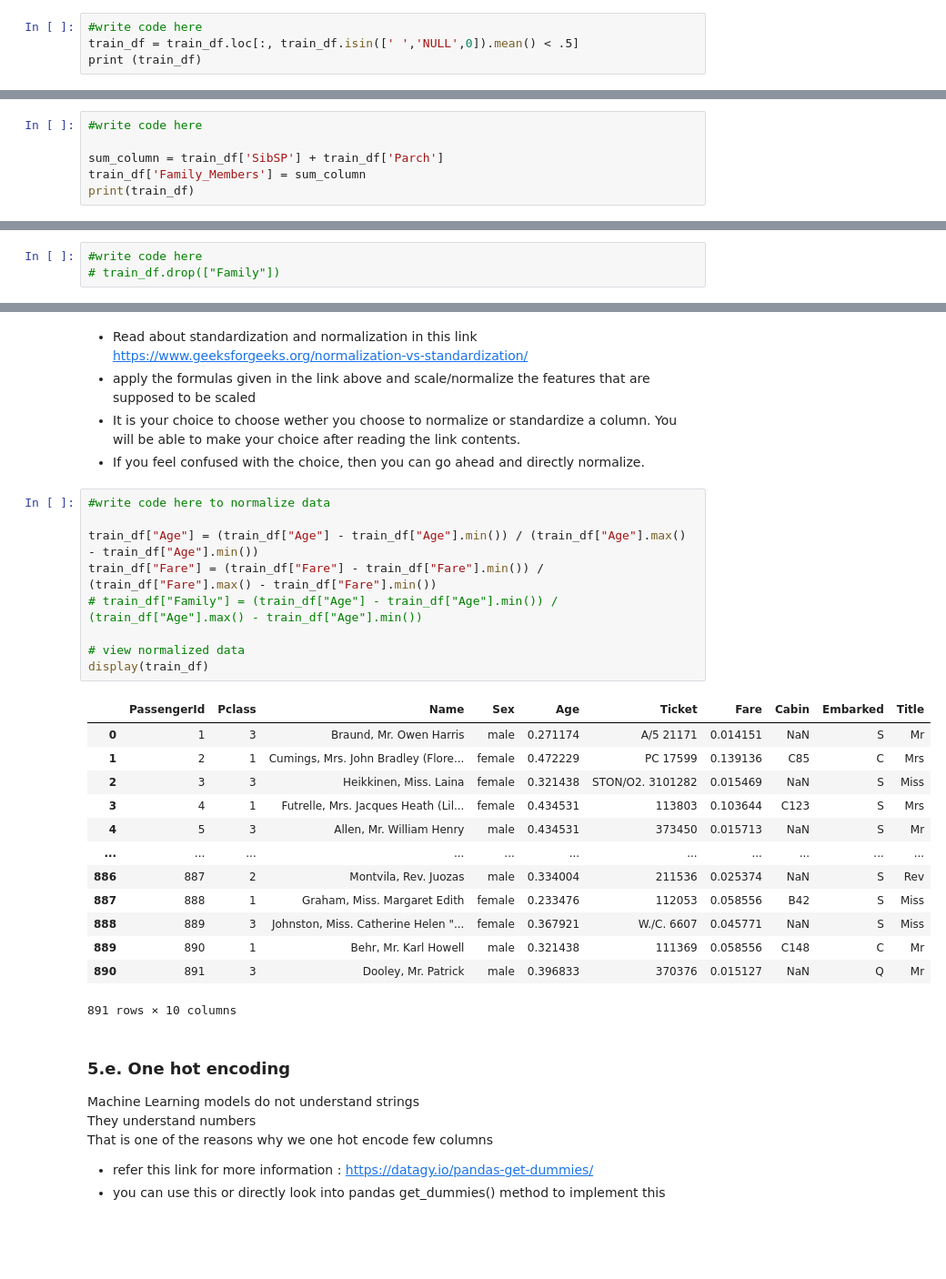
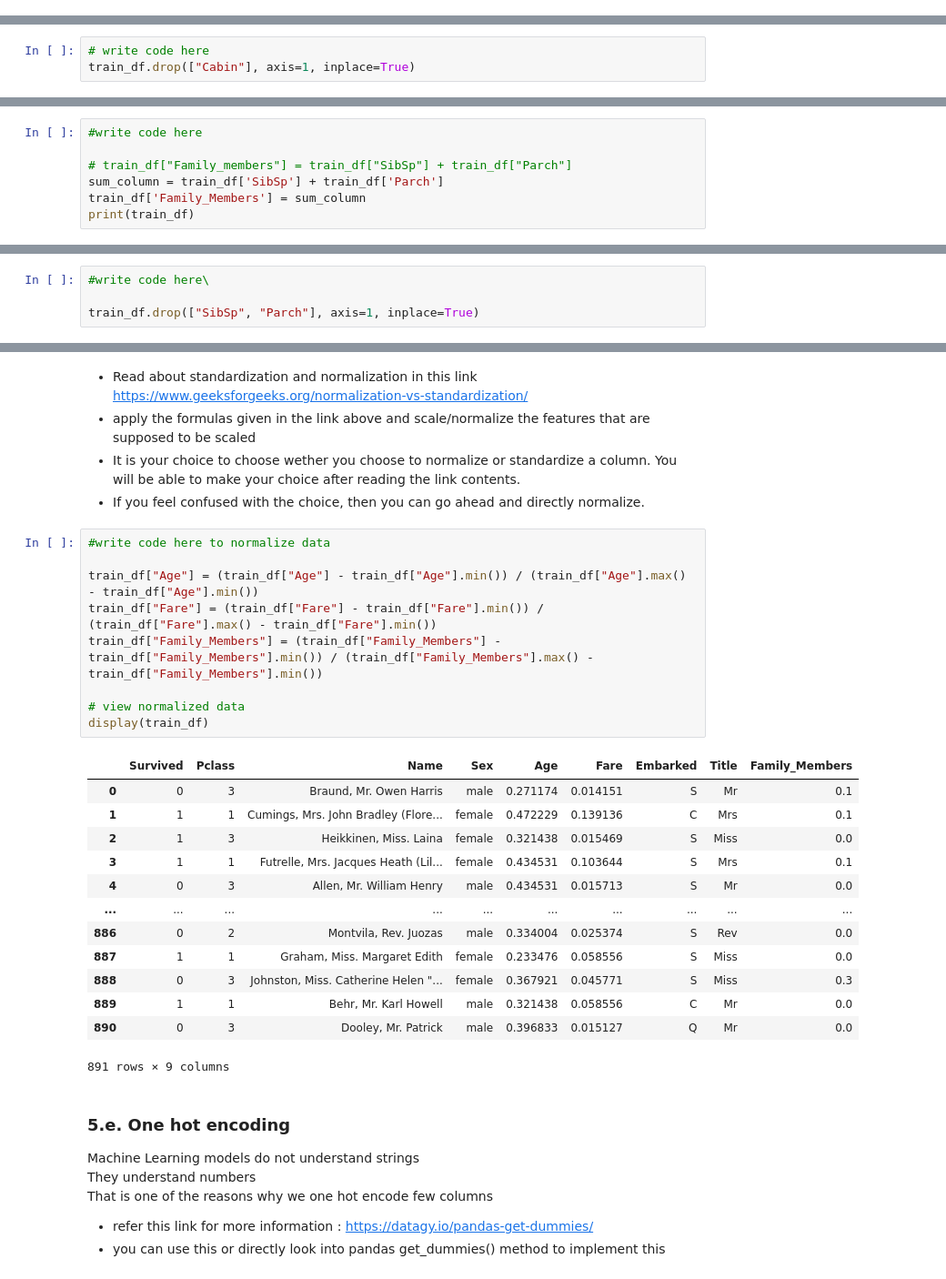
Before and after one commit to priyanshah18/Synapse-Learning-Period, a Jupyter notebook: Task1.ipynb, the cells around one changed output, grey strips where cells are left out. Shown: that part at 91% size. Saved outputs shown, nothing was run; the diff lists cells and outputs as text; blank space fills up the shorter version.

```diff
--- a/Task1.ipynb
+++ b/Task1.ipynb
@@ -481,6 +482,2 @@ dtype: float64
 # %% [markdown]
  - remove any column having more than 50% Nans as they would be of no use
-# %%
-#write code here
-train_df = train_df.loc[:, train_df.isin([' ','NULL',0]).mean() < .5]
-print (train_df)
@@ -505,3 +484,6 @@ print (train_df)
+# %%
+# write code here
+train_df.drop(["Cabin"], axis=1, inplace=True)
 # %% [markdown]
  - Fill Nans in the Embark column with the statistical mode
  - Fill Nans in the Age column with it's statistical mean
@@ -539,7 +521,8 @@ dtype: float64
 # %%
 #write code here
 
-sum_column = train_df['SibSP'] + train_df['Parch']
+# train_df["Family_members"] = train_df["SibSp"] + train_df["Parch"]
+sum_column = train_df['SibSp'] + train_df['Parch']
 train_df['Family_Members'] = sum_column
 print(train_df)
 # %% [output]
@@ -549,8 +548,9 @@ KeyError: 'SibSP'
  It is important to remove them because they introduce multicollinearity in our dataset now as the new column Family_members is directly dependent on them.<br>
  Multicollinearity is deadly to linear models that we will look into later
 # %%
-#write code here
-# train_df.drop(["Family"])
+#write code here\
+
+train_df.drop(["SibSp", "Parch"], axis=1, inplace=True)
 # %% [markdown]
 ### 5.d. Scaling and Normalization
 we don't want to give undue advantage to a few columns (when training models), just because they have a numeric data that is larger in magnitude.<br>
@@ -571,26 +571,26 @@ Therefore we scale all values down to a specific range or distribution
 # %%
 #write code here to normalize data
 
 train_df["Age"] = (train_df["Age"] - train_df["Age"].min()) / (train_df["Age"].max() - train_df["Age"].min())
 train_df["Fare"] = (train_df["Fare"] - train_df["Fare"].min()) / (train_df["Fare"].max() - train_df["Fare"].min())
-# train_df["Family"] = (train_df["Age"] - train_df["Age"].min()) / (train_df["Age"].max() - train_df["Age"].min())
+train_df["Family_Members"] = (train_df["Family_Members"] - train_df["Family_Members"].min()) / (train_df["Family_Members"].max() - train_df["Family_Members"].min())
 
 # view normalized data
 display(train_df)
 # %% [output]
-|  | PassengerId | Pclass | Name | Sex | Age | Ticket | Fare | Cabin | Embarked | Title |
-| 0 | 1 | 3 | Braund, Mr. Owen Harris | male | 0.271174 | A/5 21171 | 0.014151 | NaN | S | Mr |
-| 1 | 2 | 1 | Cumings, Mrs. John Bradley (Flore... | female | 0.472229 | PC 17599 | 0.139136 | C85 | C | Mrs |
-| 2 | 3 | 3 | Heikkinen, Miss. Laina | female | 0.321438 | STON/O2. 3101282 | 0.015469 | NaN | S | Miss |
-| 3 | 4 | 1 | Futrelle, Mrs. Jacques Heath (Lil... | female | 0.434531 | 113803 | 0.103644 | C123 | S | Mrs |
-| 4 | 5 | 3 | Allen, Mr. William Henry | male | 0.434531 | 373450 | 0.015713 | NaN | S | Mr |
-| ... | ... | ... | ... | ... | ... | ... | ... | ... | ... | ... |
-| 886 | 887 | 2 | Montvila, Rev. Juozas | male | 0.334004 | 211536 | 0.025374 | NaN | S | Rev |
-| 887 | 888 | 1 | Graham, Miss. Margaret Edith | female | 0.233476 | 112053 | 0.058556 | B42 | S | Miss |
-| 888 | 889 | 3 | Johnston, Miss. Catherine Helen "... | female | 0.367921 | W./C. 6607 | 0.045771 | NaN | S | Miss |
-| 889 | 890 | 1 | Behr, Mr. Karl Howell | male | 0.321438 | 111369 | 0.058556 | C148 | C | Mr |
-| 890 | 891 | 3 | Dooley, Mr. Patrick | male | 0.396833 | 370376 | 0.015127 | NaN | Q | Mr |
+|  | Survived | Pclass | Name | Sex | Age | Fare | Embarked | Title | Family_Members |
+| 0 | 0 | 3 | Braund, Mr. Owen Harris | male | 0.271174 | 0.014151 | S | Mr | 0.1 |
+| 1 | 1 | 1 | Cumings, Mrs. John Bradley (Flore... | female | 0.472229 | 0.139136 | C | Mrs | 0.1 |
+| 2 | 1 | 3 | Heikkinen, Miss. Laina | female | 0.321438 | 0.015469 | S | Miss | 0.0 |
+| 3 | 1 | 1 | Futrelle, Mrs. Jacques Heath (Lil... | female | 0.434531 | 0.103644 | S | Mrs | 0.1 |
+| 4 | 0 | 3 | Allen, Mr. William Henry | male | 0.434531 | 0.015713 | S | Mr | 0.0 |
+| ... | ... | ... | ... | ... | ... | ... | ... | ... | ... |
+| 886 | 0 | 2 | Montvila, Rev. Juozas | male | 0.334004 | 0.025374 | S | Rev | 0.0 |
+| 887 | 1 | 1 | Graham, Miss. Margaret Edith | female | 0.233476 | 0.058556 | S | Miss | 0.0 |
+| 888 | 0 | 3 | Johnston, Miss. Catherine Helen "... | female | 0.367921 | 0.045771 | S | Miss | 0.3 |
+| 889 | 1 | 1 | Behr, Mr. Karl Howell | male | 0.321438 | 0.058556 | C | Mr | 0.0 |
+| 890 | 0 | 3 | Dooley, Mr. Patrick | male | 0.396833 | 0.015127 | Q | Mr | 0.0 |
-891 rows × 10 columns
+891 rows × 9 columns
 # %% [markdown]
 ### 5.e. One hot encoding
 Machine Learning models do not understand strings <br>
```
Also changed, not shown: parts of 11 cells of this notebook.
